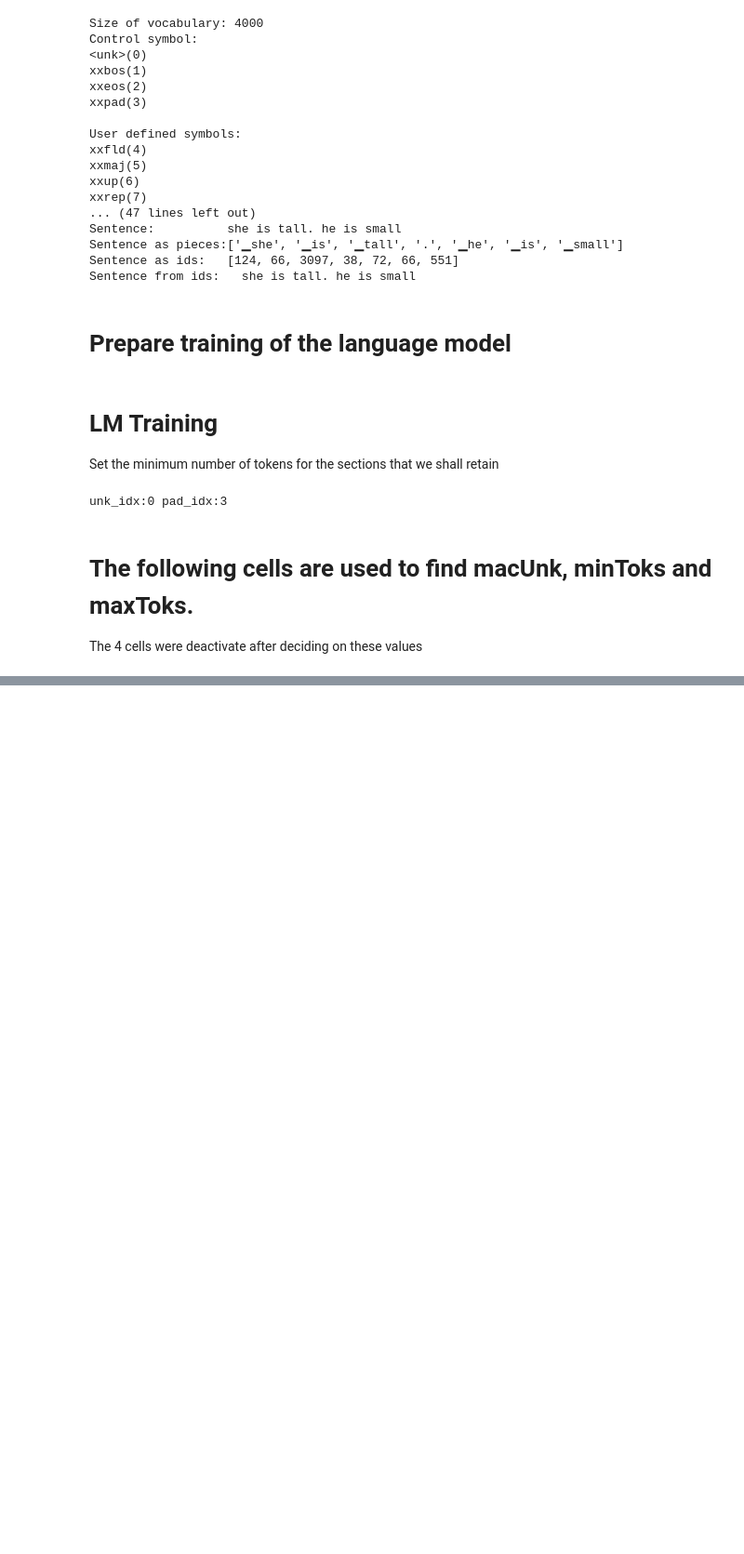
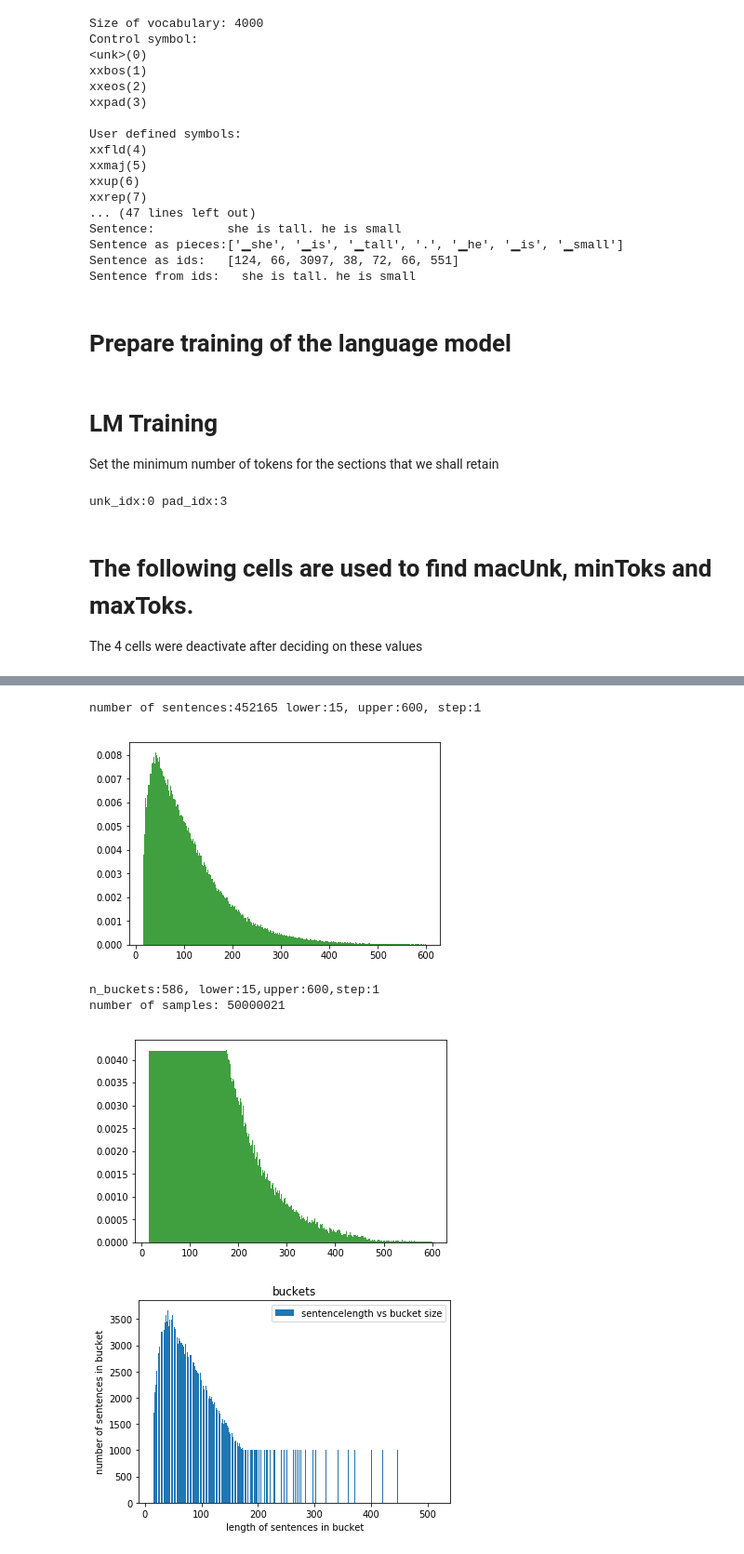
Before and after one commit to kasparlund/nlp, a Jupyter notebook: ULMFiT-Sentencepiece-Wiki-Training.ipynb, the cells around one changed output, grey strips where cells are left out. Shown at 93% size. Saved outputs shown, nothing was run; the diff lists cells and outputs as text; code cells hidden in the pictures; blank space fills up the shorter version.

```diff
--- a/ULMFiT-Sentencepiece-Wiki-Training.ipynb
+++ b/ULMFiT-Sentencepiece-Wiki-Training.ipynb
@@ -399,0 +548,29 @@ gc.collect()
+# %%
+from languagemodelloader import *
+def resample(jagged_ids:Collection[Collection[int]], n_samples=None):
+    #plot the resampled distribution of sentences according to length
+    lengths      = np.fromiter( (len(s) for s in jagged_ids), dtype=np.int16, count=len(jagged_ids) )
+    lower, upper, step = np.min(lengths), np.max(lengths), 1
+    print(f"number of sentences:{len(lengths)} lower:{lower}, upper:{upper}, step:{step}")
+    plt.hist(lengths, upper-lower, density=True, facecolor='g', alpha=0.75, label="sentencelengths" )
+    plt.show()
+
+    sampling_bins   = np.arange( lower, upper+1, step)
+    buckets         = SampleOnLength(lengths,sampling_bins,min_bucket_size=1000)
+    buckets.sampler = random_bucket(nBuckets=len(buckets.buckets))
+
+    # make sampling with replacement to change the distribution
+    n_samples = np.sum(lengths,dtype=np.int64)  if n_samples is None else n_samples
+    print(f"number of samples: {n_samples}")
+    resampled  = lengths[ buckets.sample(n=n_samples ) ]
+    plt.hist(resampled, upper-lower, density=True, facecolor='g', alpha=0.75, label="resampled distribution of sentence lengths" )
+    plt.show()
+
+    sentence_lenght = np.fromiter( (int(np.mean(lengths[b])+.5) for b in buckets.buckets), dtype=np.int, count=len(buckets.buckets))
+    bucket_size     = np.fromiter( (len(b) for b in buckets.buckets), dtype=np.int, count=len(buckets.buckets))
+    plt.bar(sentence_lenght,bucket_size, label="sentencelength vs bucket size" )
+    plt.xlabel("length of sentences in bucket")
+    plt.ylabel("number of sentences in bucket")
+    plt.title("buckets")
+    plt.legend()
+    return buckets
@@ -399,0 +595,9 @@ gc.collect()
+# %%
+resampler = resample(validIDS_)
+# %% [output]
+number of sentences:452165 lower:15, upper:600, step:1
+[figure, added]
+n_buckets:586, lower:15,upper:600,step:1
+number of samples: 50000021
+[figure, added]
+[figure, added]
```
Also changed, not shown: parts of 40 cells of this notebook, 2 other files.
